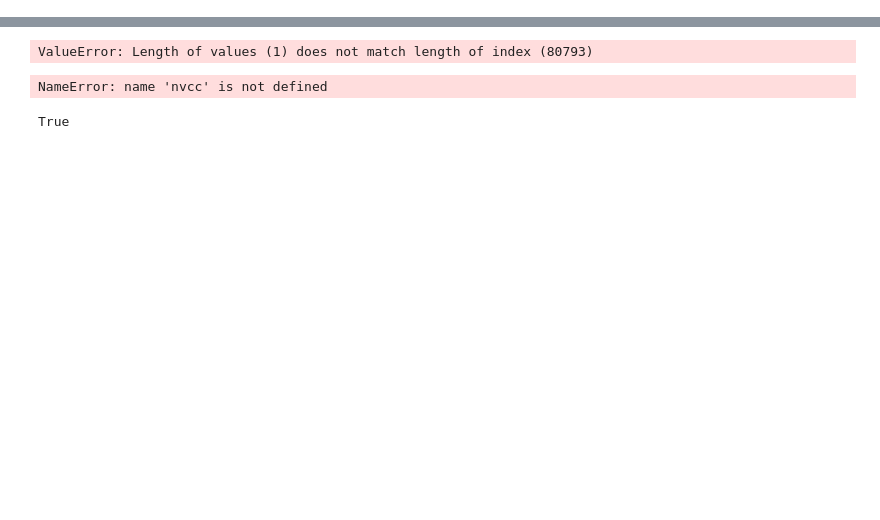
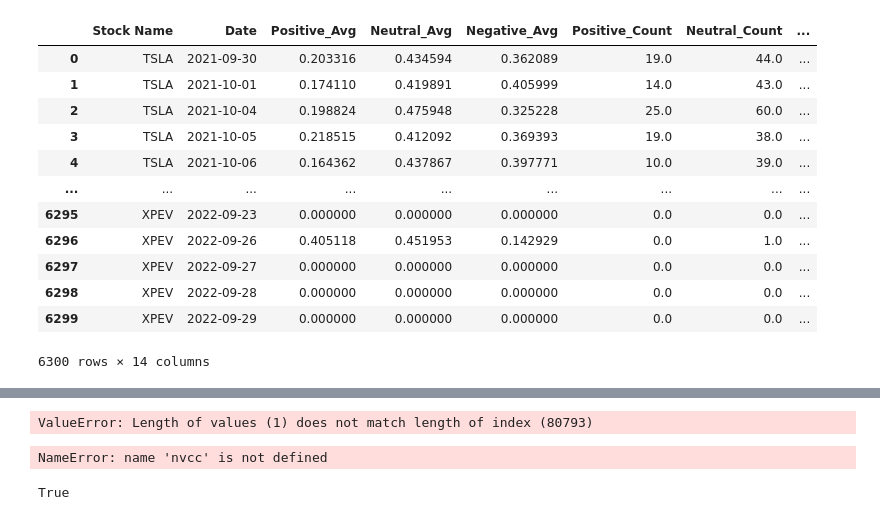
Before and after one commit to luanlam97/Gated_fusion, a Jupyter notebook: main.ipynb, the cells around one changed output, grey strips where cells are left out. Cells and saved outputs as stored; diff of their text form; code cells hidden in the pictures; blank space fills up the shorter version.

Commit message:
add data processing pipeline

```diff
--- a/main.ipynb
+++ b/main.ipynb
@@ -24,0 +26,2 @@ Name: 0, dtype: object
+# %%
+stock, tweet = get_data_from_kaggle()
@@ -24,0 +62,19 @@ Name: 0, dtype: object
+# %%
+stock['Date'] = pd.to_datetime(stock['Date'] ).dt.date
+# %%
+merged_df = pd.merge(aggregated_tweet, stock, on=['Date', 'Stock Name'], how='right')
+merged_df.fillna(0)
+# %% [output]
+|  | Stock Name | Date | Positive_Avg | Neutral_Avg | Negative_Avg | Positive_Count | Neutral_Count | ... |
+| 0 | TSLA | 2021-09-30 | 0.203316 | 0.434594 | 0.362089 | 19.0 | 44.0 | ... |
+| 1 | TSLA | 2021-10-01 | 0.174110 | 0.419891 | 0.405999 | 14.0 | 43.0 | ... |
+| 2 | TSLA | 2021-10-04 | 0.198824 | 0.475948 | 0.325228 | 25.0 | 60.0 | ... |
+| 3 | TSLA | 2021-10-05 | 0.218515 | 0.412092 | 0.369393 | 19.0 | 38.0 | ... |
+| 4 | TSLA | 2021-10-06 | 0.164362 | 0.437867 | 0.397771 | 10.0 | 39.0 | ... |
+| ... | ... | ... | ... | ... | ... | ... | ... | ... |
+| 6295 | XPEV | 2022-09-23 | 0.000000 | 0.000000 | 0.000000 | 0.0 | 0.0 | ... |
+| 6296 | XPEV | 2022-09-26 | 0.405118 | 0.451953 | 0.142929 | 0.0 | 1.0 | ... |
+| 6297 | XPEV | 2022-09-27 | 0.000000 | 0.000000 | 0.000000 | 0.0 | 0.0 | ... |
+| 6298 | XPEV | 2022-09-28 | 0.000000 | 0.000000 | 0.000000 | 0.0 | 0.0 | ... |
+| 6299 | XPEV | 2022-09-29 | 0.000000 | 0.000000 | 0.000000 | 0.0 | 0.0 | ... |
+6300 rows × 14 columns
```
Also changed, not shown: parts of 27 cells of this notebook, 4 other files.
